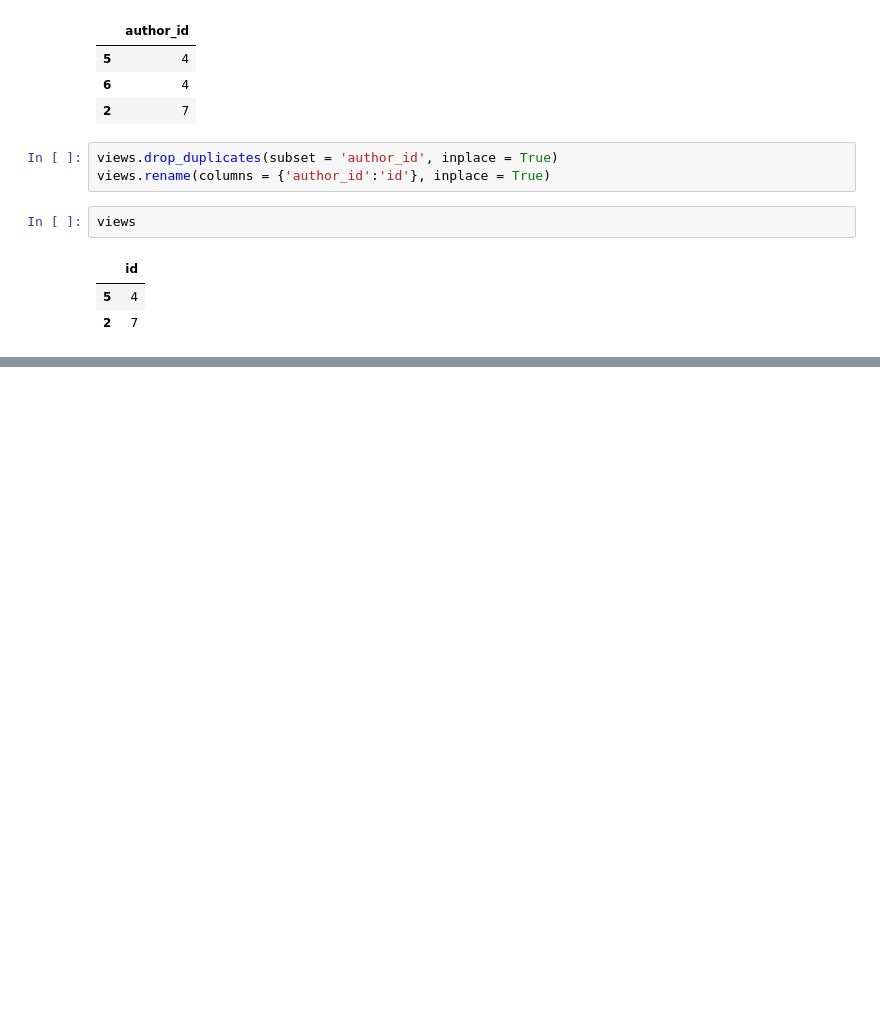
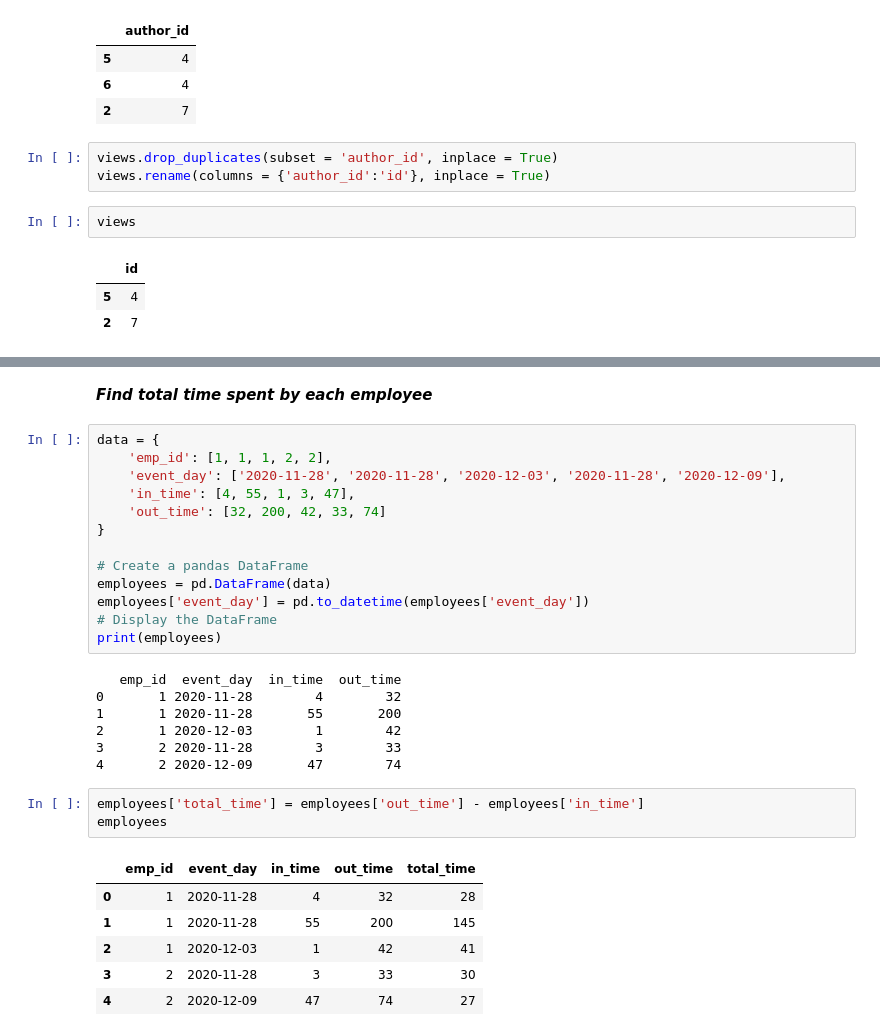
Before and after one commit to omprakashselvaraj/Pandas-Exercise, a Jupyter notebook: Pandas_Exercise.ipynb, the cells around one changed output, grey strips where cells are left out. Cells and saved outputs as stored; diff of their text form; blank space fills up the shorter version.

```diff
--- a/Pandas_Exercise.ipynb
+++ b/Pandas_Exercise.ipynb
@@ -403,0 +557,32 @@ views
+# %% [markdown]
+***Find total time spent by each employee***
+# %%
+data = {
+    'emp_id': [1, 1, 1, 2, 2],
+    'event_day': ['2020-11-28', '2020-11-28', '2020-12-03', '2020-11-28', '2020-12-09'],
+    'in_time': [4, 55, 1, 3, 47],
+    'out_time': [32, 200, 42, 33, 74]
+}
+
+# Create a pandas DataFrame
+employees = pd.DataFrame(data)
+employees['event_day'] = pd.to_datetime(employees['event_day'])
+# Display the DataFrame
+print(employees)
+# %% [output]
+   emp_id  event_day  in_time  out_time
+0       1 2020-11-28        4        32
+1       1 2020-11-28       55       200
+2       1 2020-12-03        1        42
+3       2 2020-11-28        3        33
+4       2 2020-12-09       47        74
+# %%
+employees['total_time'] = employees['out_time'] - employees['in_time']
+employees
+# %% [output]
+|  | emp_id | event_day | in_time | out_time | total_time |
+| 0 | 1 | 2020-11-28 | 4 | 32 | 28 |
+| 1 | 1 | 2020-11-28 | 55 | 200 | 145 |
+| 2 | 1 | 2020-12-03 | 1 | 42 | 41 |
+| 3 | 2 | 2020-11-28 | 3 | 33 | 30 |
+| 4 | 2 | 2020-12-09 | 47 | 74 | 27 |
```
Also changed, not shown: parts of 27 cells of this notebook.
